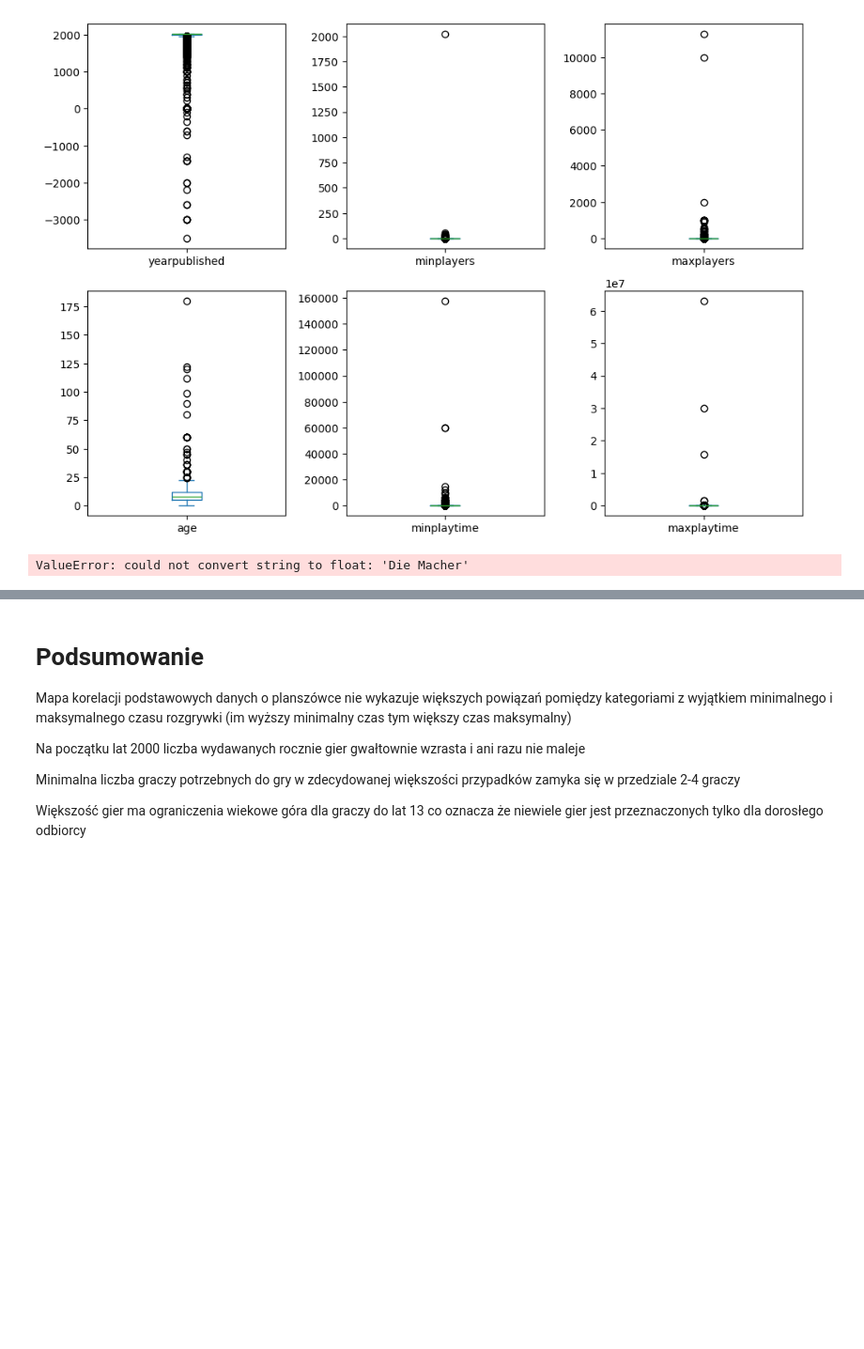
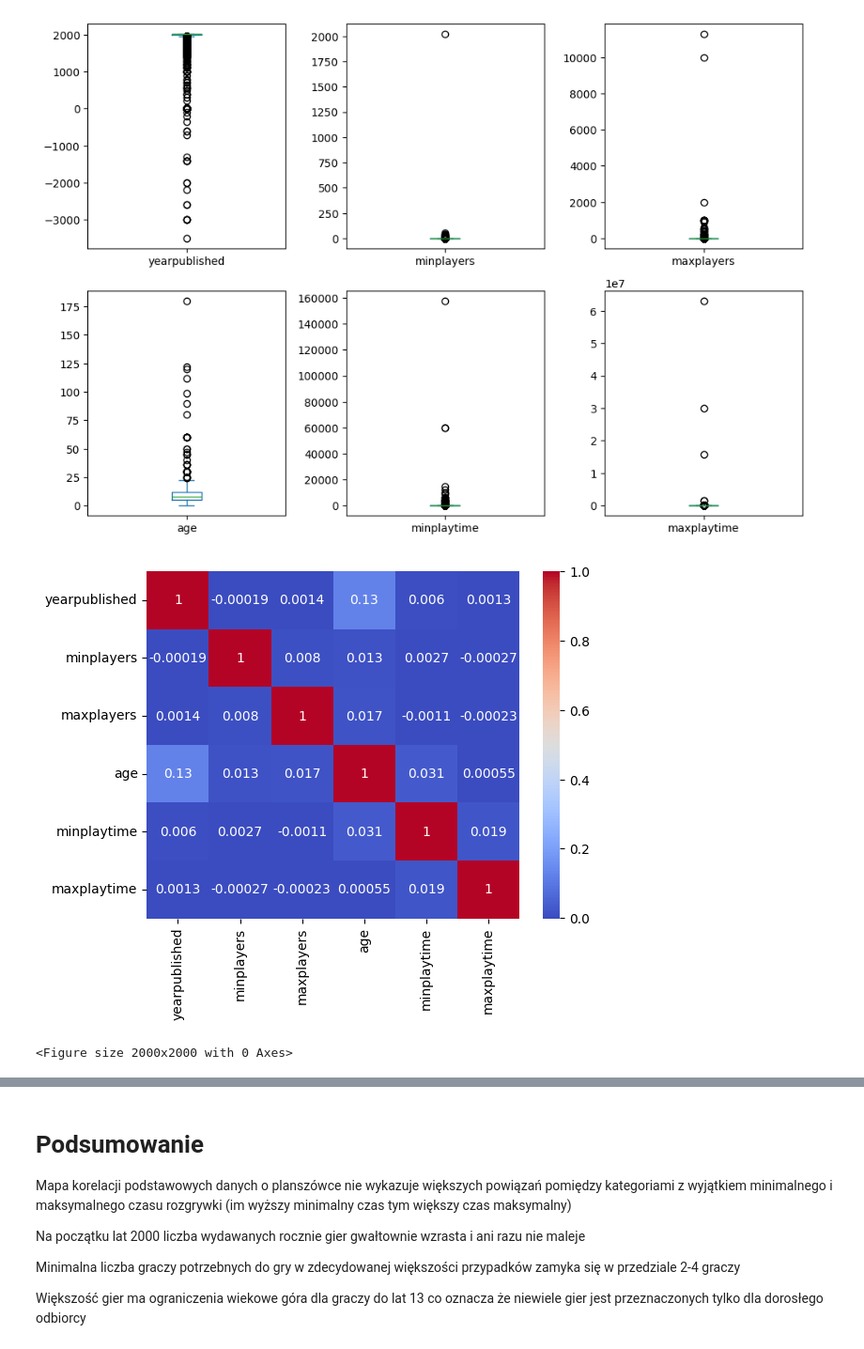
Before and after one commit to MBigaj/BoardGamesDataImporter, a Jupyter notebook: dataAnalysis.ipynb, the cells around one changed output, grey strips where cells are left out. Shown at 94% size. Cells and saved outputs as stored; diff of their text form; code cells hidden in the pictures; blank space fills up the shorter version.

```diff
--- a/dataAnalysis.ipynb
+++ b/dataAnalysis.ipynb
@@ -97,12 +97,13 @@ plt.show()
 # %% [output]
 [figure]
 # %%
-corr = dt.corr()
+corr = dt[['yearpublished', 'minplayers', 'maxplayers', 'age', 'minplaytime', 'maxplaytime']].corr()
 sns.heatmap(corr, annot=True, cmap='coolwarm')
 plt.figure(figsize=(20, 20))
 plt.show()
 # %% [output]
+[figure, added]
-ValueError: could not convert string to float: 'Die Macher'
+<Figure size 2000x2000 with 0 Axes>
 # %%
 dt.info()
 # %% [output]
```
Also changed, not shown: parts of 5 cells of this notebook.
